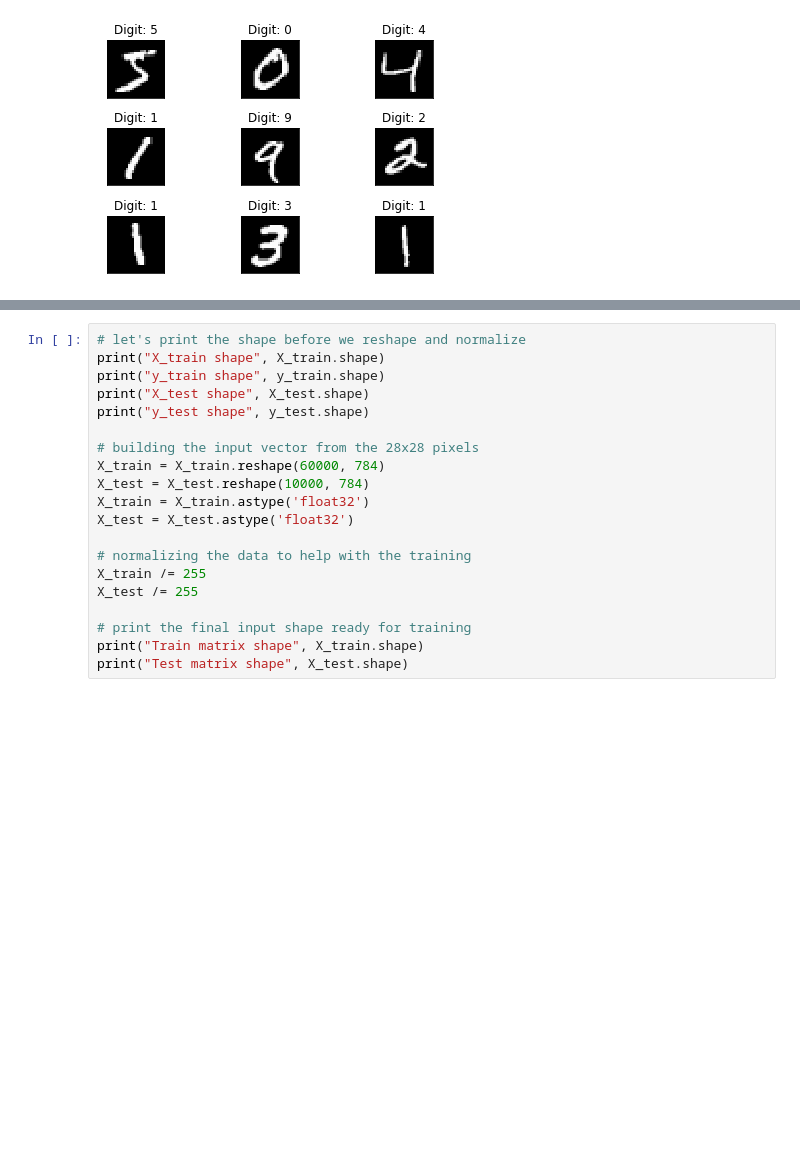
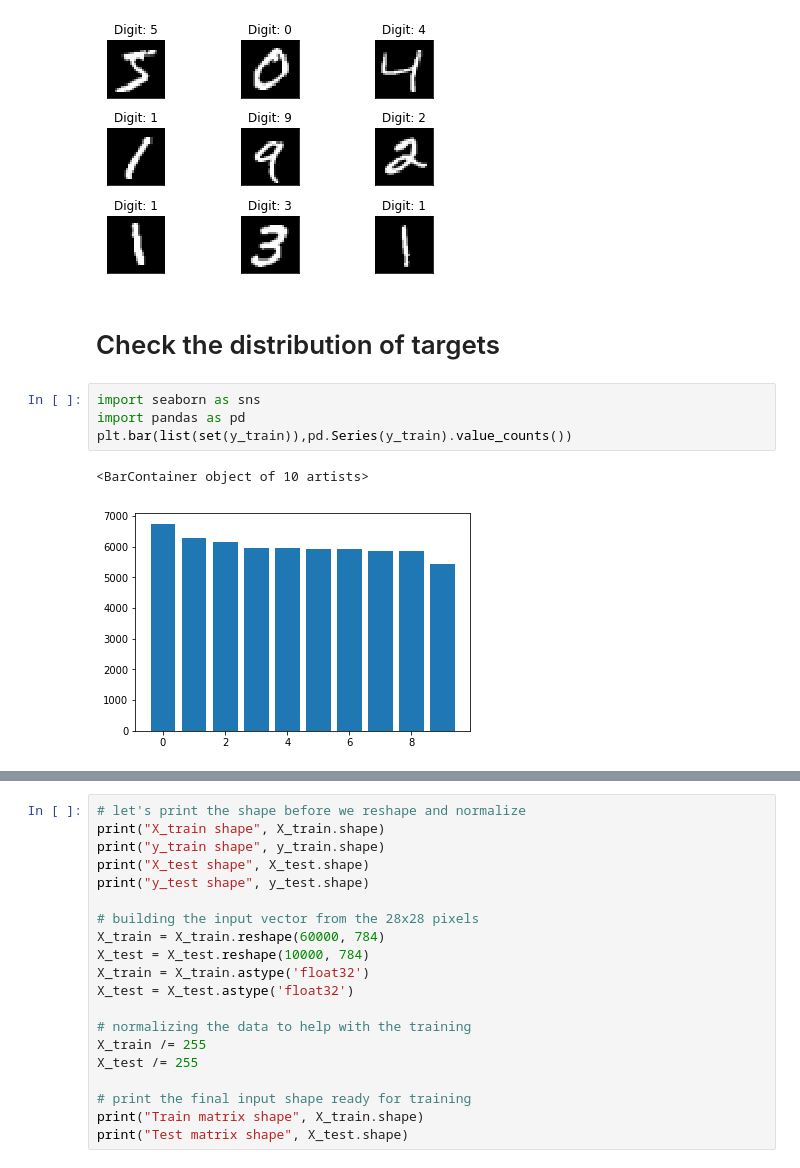
Before and after one commit to zanderkent/Machine_Learning, a Jupyter notebook: Simple MNIST Model.ipynb, the cells around one changed output, grey strips where cells are left out. Saved outputs shown, nothing was run; the diff lists cells and outputs as text; blank space fills up the shorter version.

```diff
--- a/Simple MNIST Model.ipynb
+++ b/Simple MNIST Model.ipynb
@@ -65,3 +61,12 @@ fig
 # %% [output]
 [figure]
 [figure]
+# %% [markdown]
+# Check the distribution of targets
+# %%
+import seaborn as sns
+import pandas as pd
+plt.bar(list(set(y_train)),pd.Series(y_train).value_counts())
+# %% [output]
+<BarContainer object of 10 artists>
+[figure, added]
```
Also changed, not shown: parts of 17 cells of this notebook.
